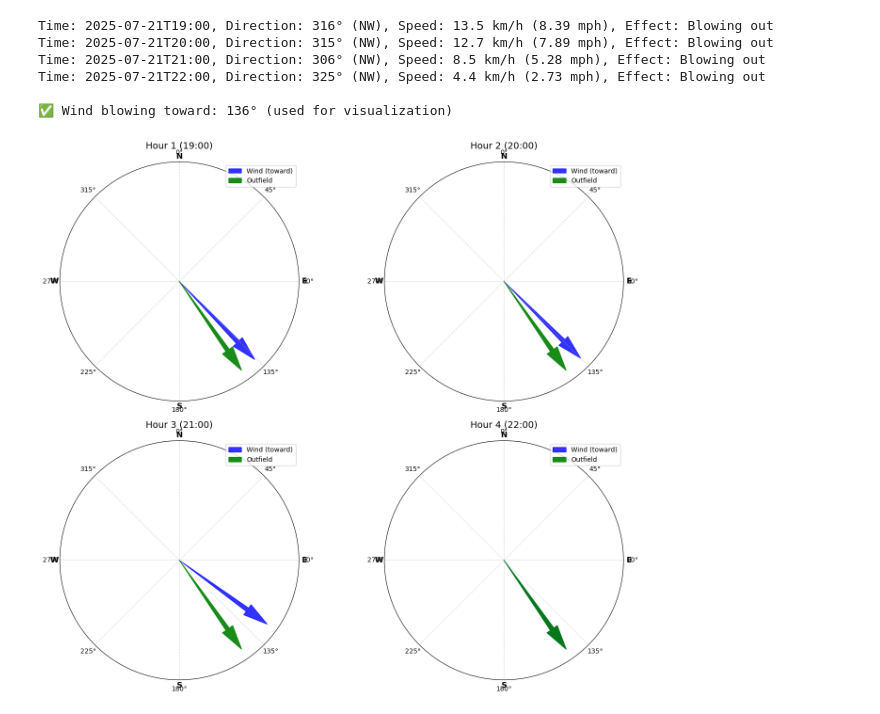
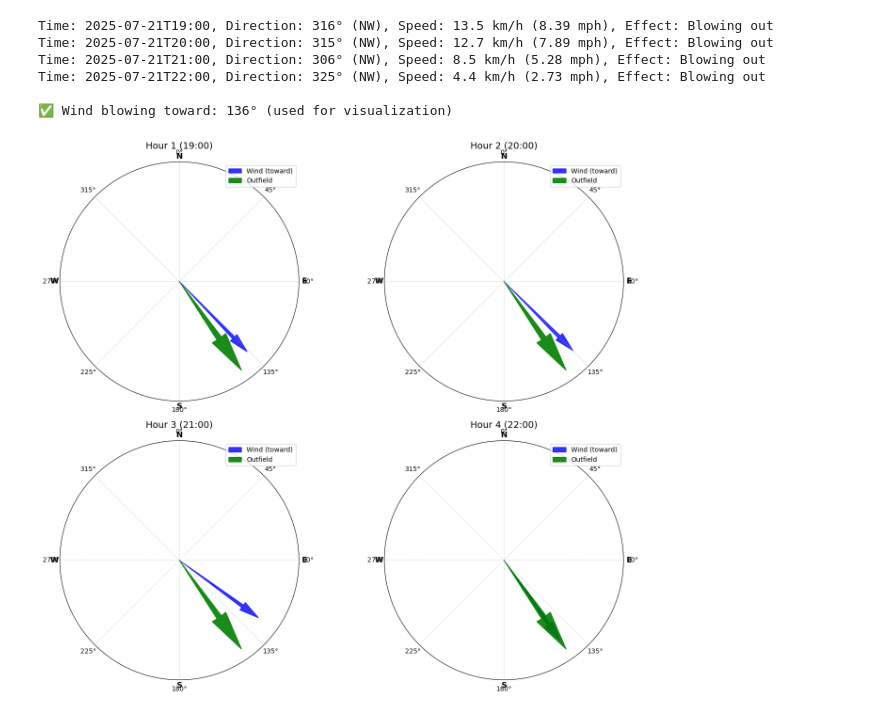
Before and after one commit to rpatel12438/mlb-wind-correlation, a Jupyter notebook: MLBwindCorrelation.ipynb, the cells around one changed output. Drawn from its saved outputs; the diff is of its cells as text; code cells hidden in the pictures.

```diff
--- a/MLBwindCorrelation.ipynb
+++ b/MLBwindCorrelation.ipynb
@@ -72,7 +72,7 @@ def get_home_stadium_info(team_name, stadium_dict, date):
     print(f"{team_name} is playing at {home_team}'s stadium: {stadium_dict[home_team]['stadium']}")
     return home_team, stadium_dict[home_team]
 # %%
-team_name = "Atlanta Braves"  # or any other team
+team_name = "Miami Marlins"  # or any other team
 date = dt_date.today().isoformat()
 team_id = mlb_stadiums[team_name]["team_id"]
 
@@ -241,44 +241,44 @@ for i, entry in enumerate(filtered_wind):
     ax.set_theta_zero_location('N')
     ax.set_theta_direction(-1)
 
-    # Plot wind arrow (blowing toward)
+    # Plot wind arrow (blowing toward) – shorter and thinner
     wind_toward_deg = (entry["direction_deg"] + 180) % 360
     theta_wind = np.deg2rad(wind_toward_deg)
-    ax.arrow(theta_wind, 0, 0, 1,
-             width=0.05, color='blue', alpha=0.8,
+    ax.arrow(theta_wind, 0, 0, 0.9,  # shorter to avoid overlap
+             width=0.04, color='blue', alpha=0.8,
              label='Wind (toward)', length_includes_head=True)
 
-    # Plot outfield direction
+    # Plot outfield direction – full length and thicker
     if outfield_direction_deg is not None:
         theta_outfield = np.deg2rad(outfield_direction_deg)
         ax.arrow(theta_outfield, 0, 0, 1,
-                 width=0.05, color='green', alpha=0.9,
+                 width=0.08, color='green', alpha=0.9,
                  label='Outfield', length_includes_head=True, zorder=10)
 
     # Customize grid and labels
     ax.set_rmax(1.1)
     ax.set_rticks([])
     ax.set_rlabel_position(0)
     ax.grid(True, linestyle='--', alpha=0.5)
 
     # Add cardinal direction labels
     cardinal_labels = ['N', 'E', 'S', 'W']
     cardinal_angles = [0, 90, 180, 270]
     for angle, label in zip(cardinal_angles, cardinal_labels):
         ax.text(np.deg2rad(angle), 1.15, label,
                 fontsize=12, fontweight='bold',
                 ha='center', va='center')
 
     # Title and legend
     time_label = entry["time"][-5:]
     ax.set_title(f"Hour {i+1} ({time_label})", fontsize=14, pad=20)
     ax.legend(loc='upper right')
 
 # Hide any unused subplots
 for j in range(len(filtered_wind), len(axes)):
     fig.delaxes(axes[j])
 
 plt.tight_layout()
 plt.show()
 # %% [output]
-[figure, old version]
+[figure, new version]
```
Also changed, not shown: parts of 1 cell of this notebook.
